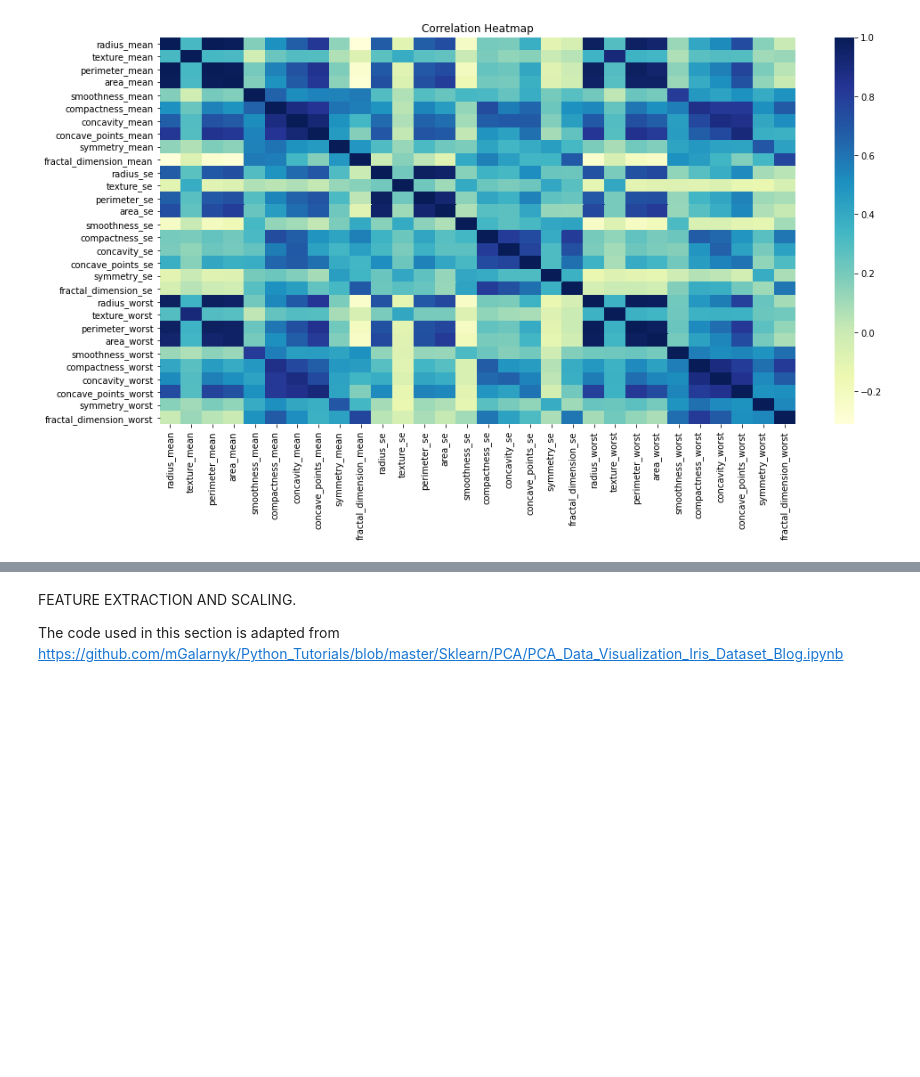
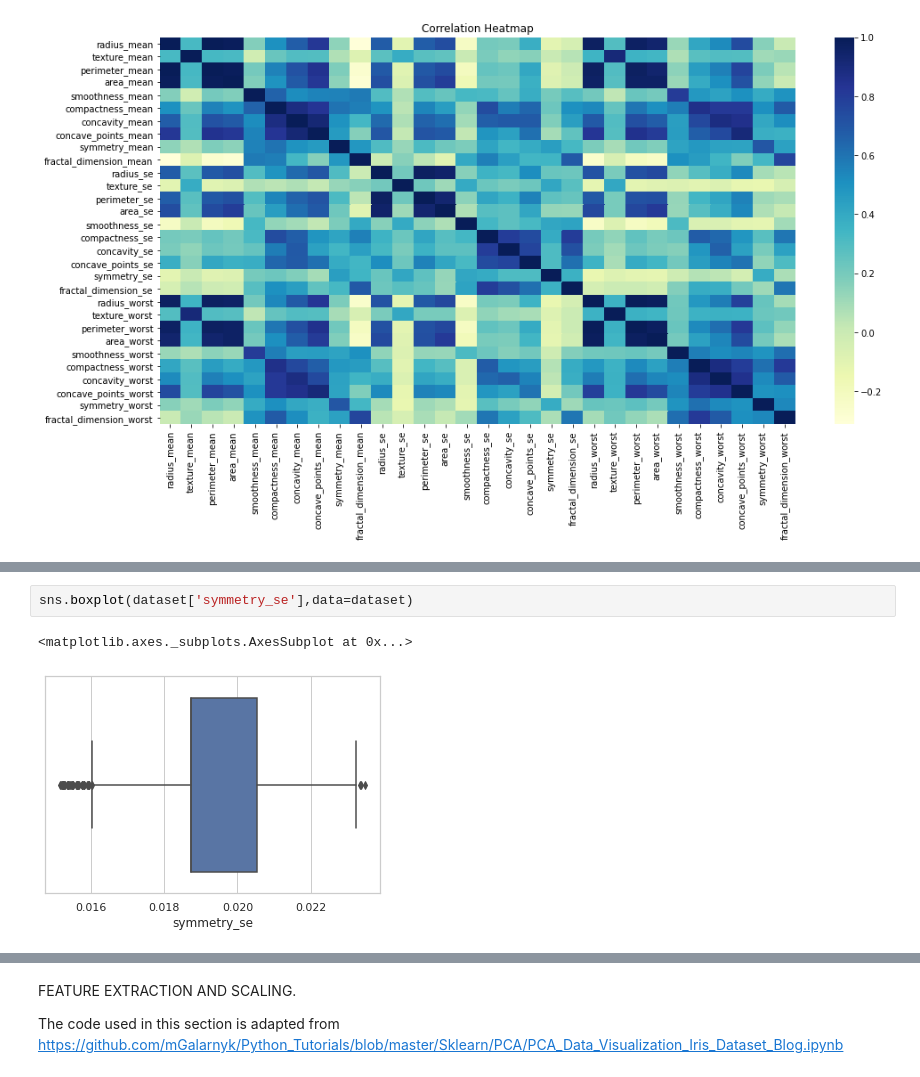
Before and after one commit to Kibika/Causal_Inference, a Jupyter notebook: notebooks/causal_inference.ipynb, the cells around one changed output, grey strips where cells are left out. Cells and saved outputs as stored; diff of their text form; blank space fills up the shorter version.

```diff
--- a/notebooks/causal_inference.ipynb
+++ b/notebooks/causal_inference.ipynb
@@ -193,0 +287,5 @@ Text(0.5, 1.0, 'Correlation Heatmap')
+# %%
+sns.boxplot(dataset['symmetry_se'],data=dataset)
+# %% [output]
+<matplotlib.axes._subplots.AxesSubplot at 0x...>
+[figure, added]
```
Also changed, not shown: parts of 38 cells of this notebook.
